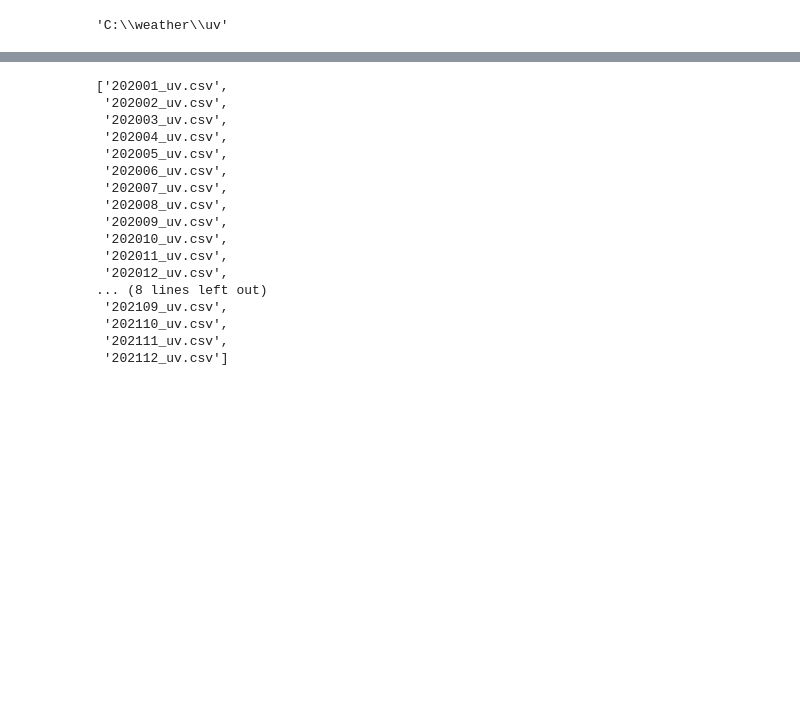
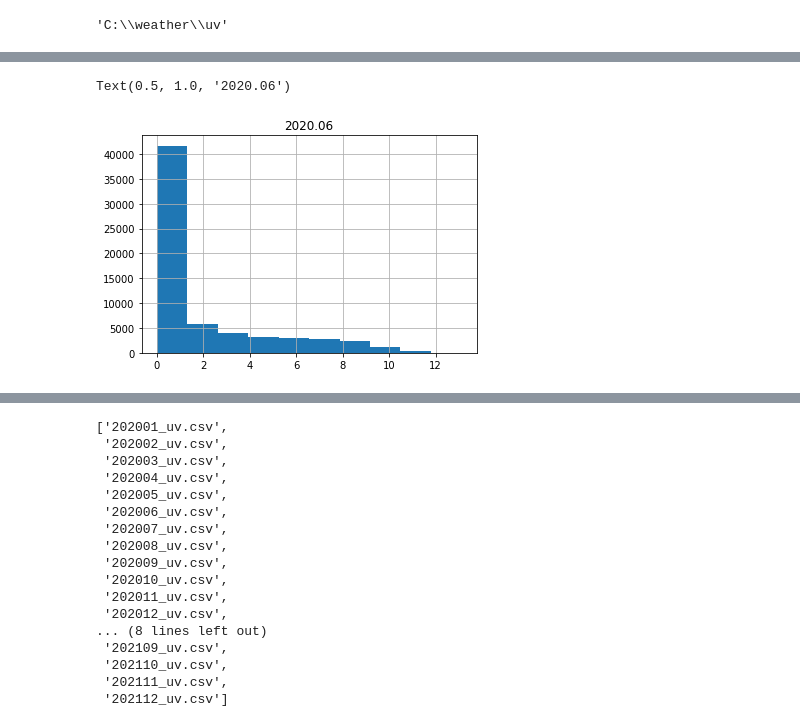
Before and after one commit to lala991204/Contest_weather, a Jupyter notebook: UV/NA_ratio/uv_ratio.ipynb, the cells around one changed output, grey strips where cells are left out. Drawn from its saved outputs; the diff is of its cells as text; code cells hidden in the pictures; blank space fills up the shorter version.

```diff
--- a/UV/NA_ratio/uv_ratio.ipynb
+++ b/UV/NA_ratio/uv_ratio.ipynb
@@ -32,3 +32,6 @@ curr_dir = os.getcwd()
 curr_dir
 # %% [output]
 'C:\\weather\\uv'
+# %%
+forders11 = os.listdir(curr_dir+"\\data\\"+"\\outlier_train_val")
+forders11
@@ -34,0 +56,6 @@ curr_dir
+# %%
+pd.read_csv(os.path.join(curr_dir+"\\data\\"+"\\outlier_train_val\\")+forders11[5])['uv'].hist()
+plt.title('2020.06')
+# %% [output]
+Text(0.5, 1.0, '2020.06')
+[figure, added]
```
Also changed, not shown: parts of 4 cells of this notebook.
